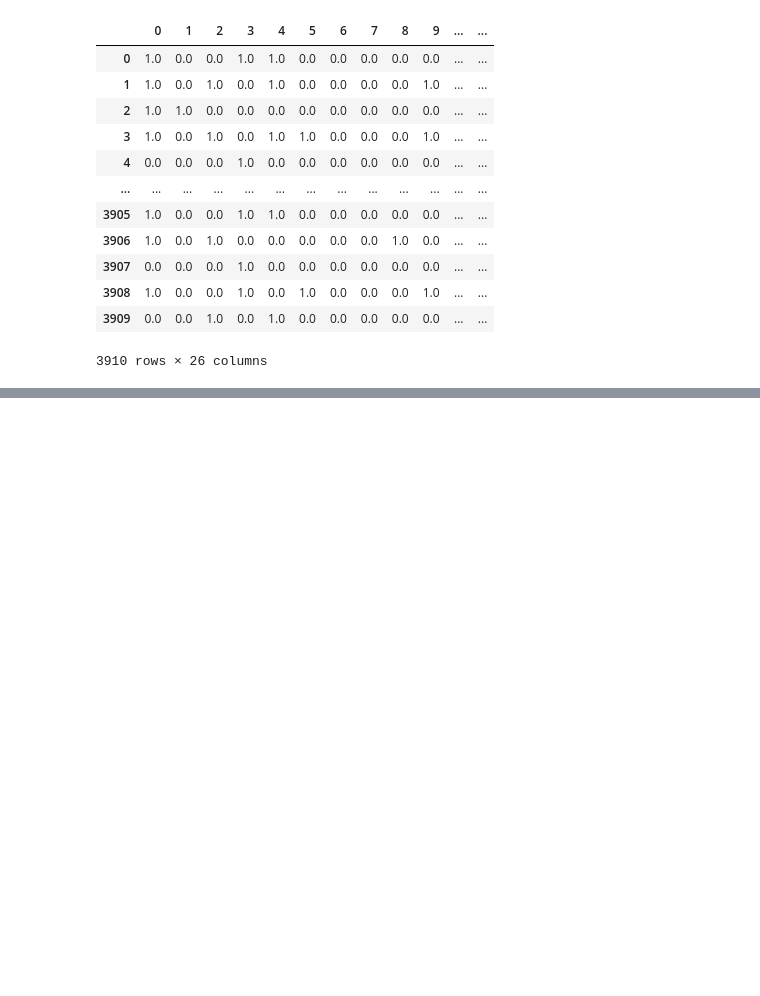
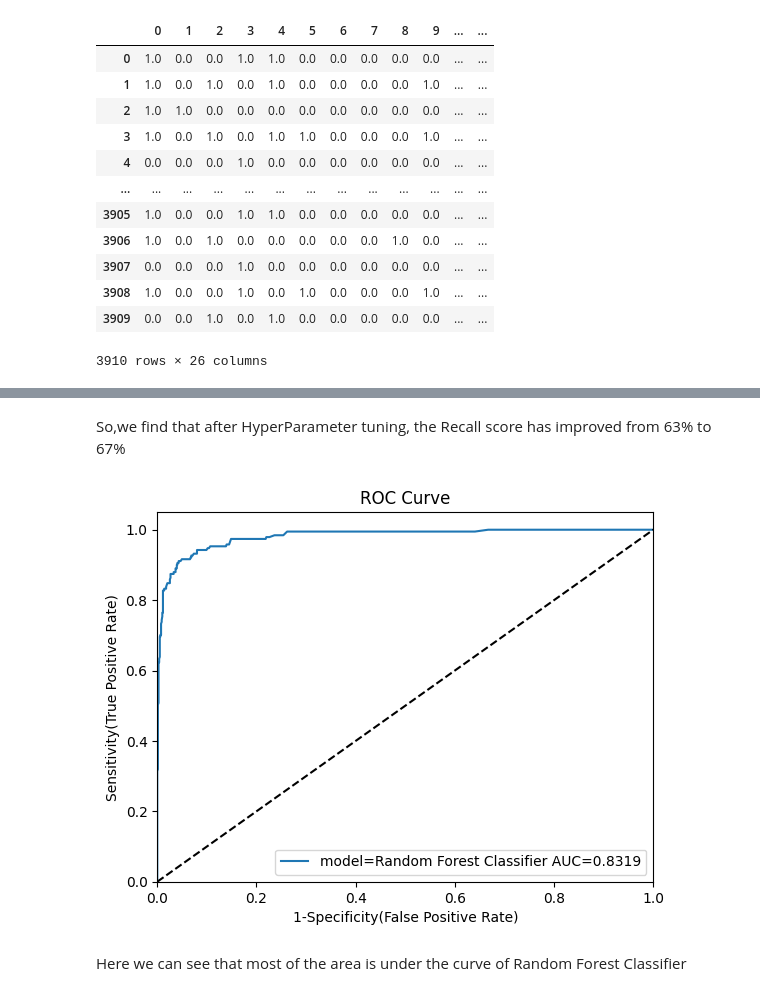
Before and after one commit to Ish-i-ka/DATA-SCIENCE-JOURNEY, a Jupyter notebook: udemy_datascience/16-Machine Learning/RandomForestClassification.ipynb, the cells around one changed output, grey strips where cells are left out. Saved outputs shown, nothing was run; the diff lists cells and outputs as text; code cells hidden in the pictures; blank space fills up the shorter version.

Commit message:
Update RandomForestClassification.ipynb
Finally did model training with the best possible model and HyperParameter tuning with the best parameters

```diff
--- a/udemy_datascience/16-Machine Learning/RandomForestClassification.ipynb
+++ b/udemy_datascience/16-Machine Learning/RandomForestClassification.ipynb
@@ -315,0 +424,15 @@ pd.DataFrame(X_train)
+# %%
+randomcv = [('RF',RandomForestClassifier(),params)]
+# %%
+#RandomSearchCV
+
+from sklearn.model_selection import RandomizedSearchCV
+model_param = {}
+for name,model,params in randomcv:
+  random = RandomizedSearchCV(estimator=model,param_distributions=params,n_iter=100,cv=3,verbose=2,n_jobs=-1)
+  random.fit(X_train,y_train)
+
+  model_param[name] = random.best_params_
+
+for model_name in model_param:
+  print(f"Best parameters for {model_name} are {model_param[model_name]}")
@@ -315,0 +492,44 @@ pd.DataFrame(X_train)
+# %% [markdown]
+So,we find that after HyperParameter tuning, the Recall score has improved from 63% to 67%
+# %%
+#Plot ROC-AUC curve
+
+from sklearn.metrics import roc_curve,roc_auc_score
+plt.figure()
+
+#Listing the models that we want to view on roc curve
+
+auc_models = [
+    {
+        'label':'Random Forest Classifier',
+        'model':RandomForestClassifier(n_estimators=500,min_samples_split=2,max_features=7,max_depth=None),
+        'auc':0.8319
+    }
+]
+
+#Create loop thru all models
+for algo in auc_models:
+  model = algo['model']
+  model.fit(X_train,y_train)
+
+  y_pred_prob = model.predict_proba(X_test)[:,1]    #finds the prob of occurence of 1 in output for given test data
+
+  #Calculate ROC curve
+  fpr,tpr,thresholds = roc_curve(y_test,y_pred_prob)
+
+  #Plotting the curve with a label which prints area under curve of RandomForest
+  plt.plot(fpr,tpr,label=f'model={algo["label"]} AUC={algo["auc"]}')
+#Custom settings for the plot
+plt.plot([0,1],[0,1],'k--')
+plt.xlim([0.0,1.0])
+plt.ylim([0.0,1.05])
+plt.xlabel('1-Specificity(False Positive Rate)')    #FPR = 1 - Specificity
+plt.ylabel('Sensitivity(True Positive Rate)')
+plt.title('ROC Curve')
+plt.legend(loc='lower right')
+plt.savefig('roc_curve.png')
+plt.show()
+# %% [output]
+[figure, added]
+# %% [markdown]
+Here we can see that most of the area is under the curve of Random Forest Classifier
```
Also changed, not shown: parts of 19 cells of this notebook.
